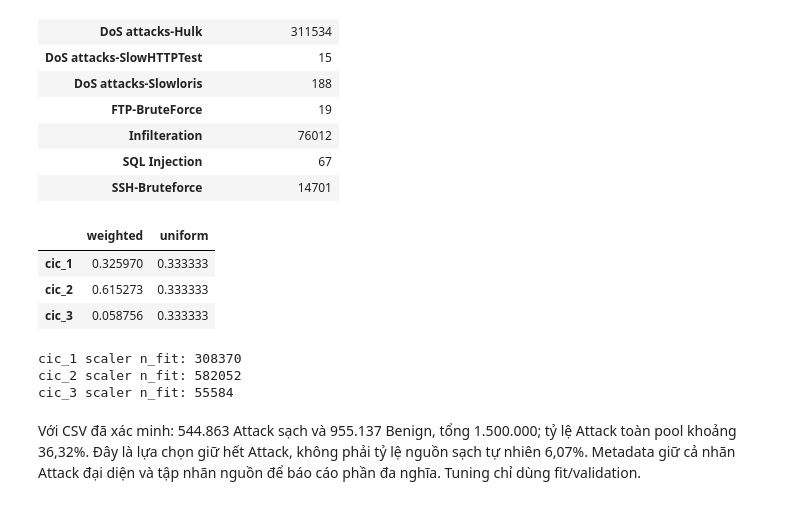
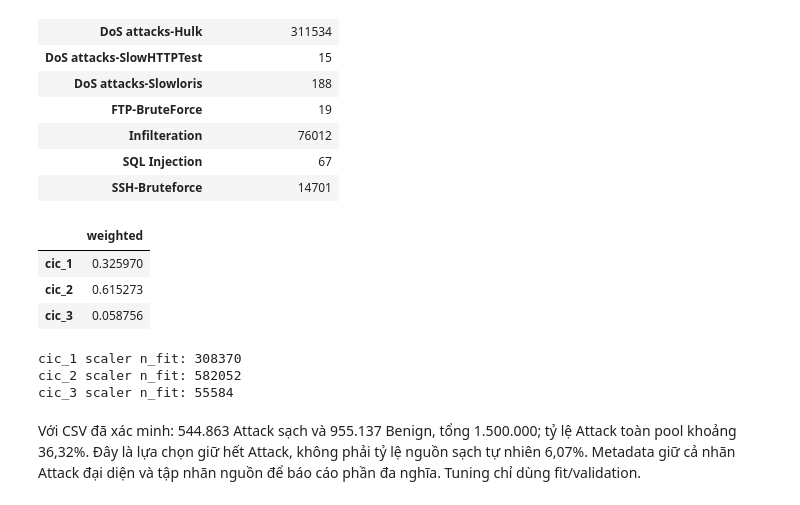
Before and after one commit to HuyVjpPro1806/FL_IDS, a Jupyter notebook: notebooks/01_preprocess.ipynb, the cells around one changed output. Saved outputs shown, nothing was run; the diff lists cells and outputs as text; code cells hidden in the pictures.

Commit message:
deleate FedAvg uniform

```diff
--- a/notebooks/01_preprocess.ipynb
+++ b/notebooks/01_preprocess.ipynb
@@ -184,15 +184,15 @@ display(support.groupby("attack")["samples"].sum().to_frame("all_clients_all_spl
 | SQL Injection | 67 |
 | SSH-Bruteforce | 14701 |
 # %%
-display(pd.DataFrame({"weighted":workflow.client_weights(C,"number_of_examples"),"uniform":workflow.client_weights(C,"uniform")}))
+display(pd.DataFrame({"weighted":workflow.client_weights(C,"number_of_examples")}))
 for client, info in manifest["datasets"].items():
     print(client,"scaler n_fit:",info["scaler"]["n_fit"])
     assert info["scaler"]["n_fit"] == info["fit_rows"]
 # %% [output]
-|  | weighted | uniform |
-| cic_1 | 0.325970 | 0.333333 |
-| cic_2 | 0.615273 | 0.333333 |
-| cic_3 | 0.058756 | 0.333333 |
+|  | weighted |
+| cic_1 | 0.325970 |
+| cic_2 | 0.615273 |
+| cic_3 | 0.058756 |
 cic_1 scaler n_fit: 308370
 cic_2 scaler n_fit: 582052
 cic_3 scaler n_fit: 55584
```
Also changed, not shown: parts of 1 cell of this notebook, 9 other files.
